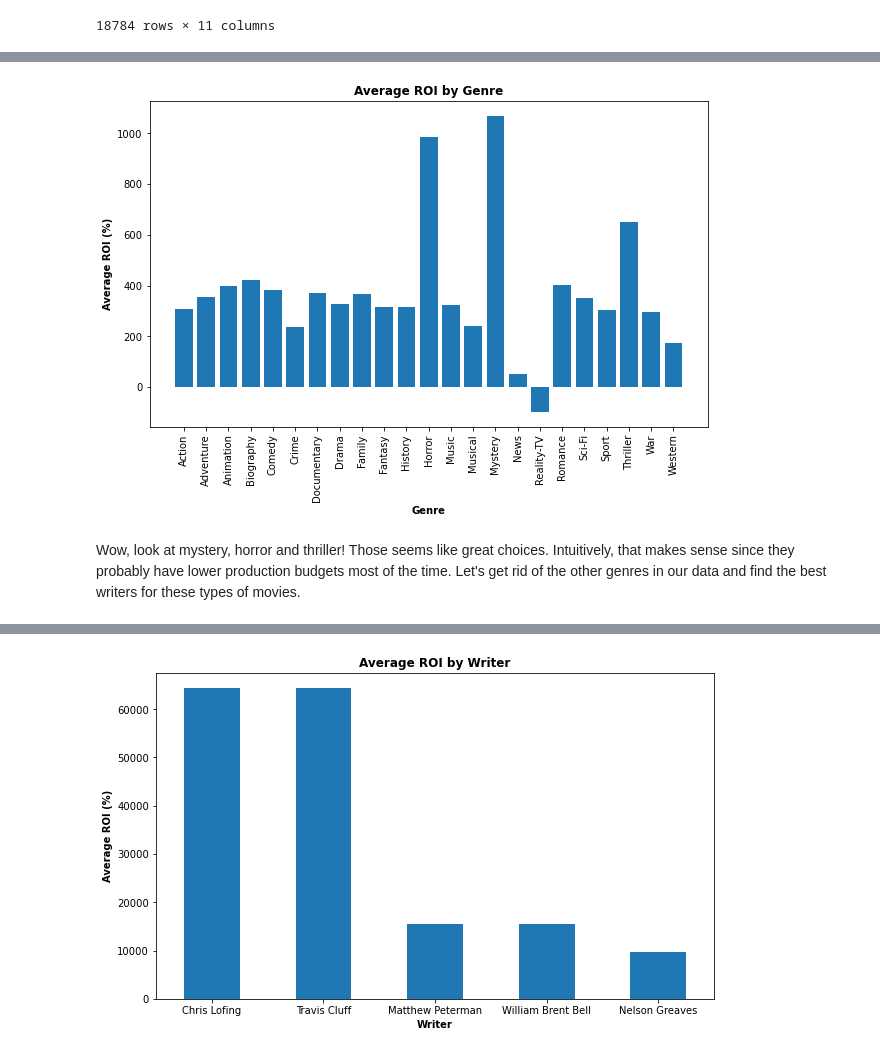
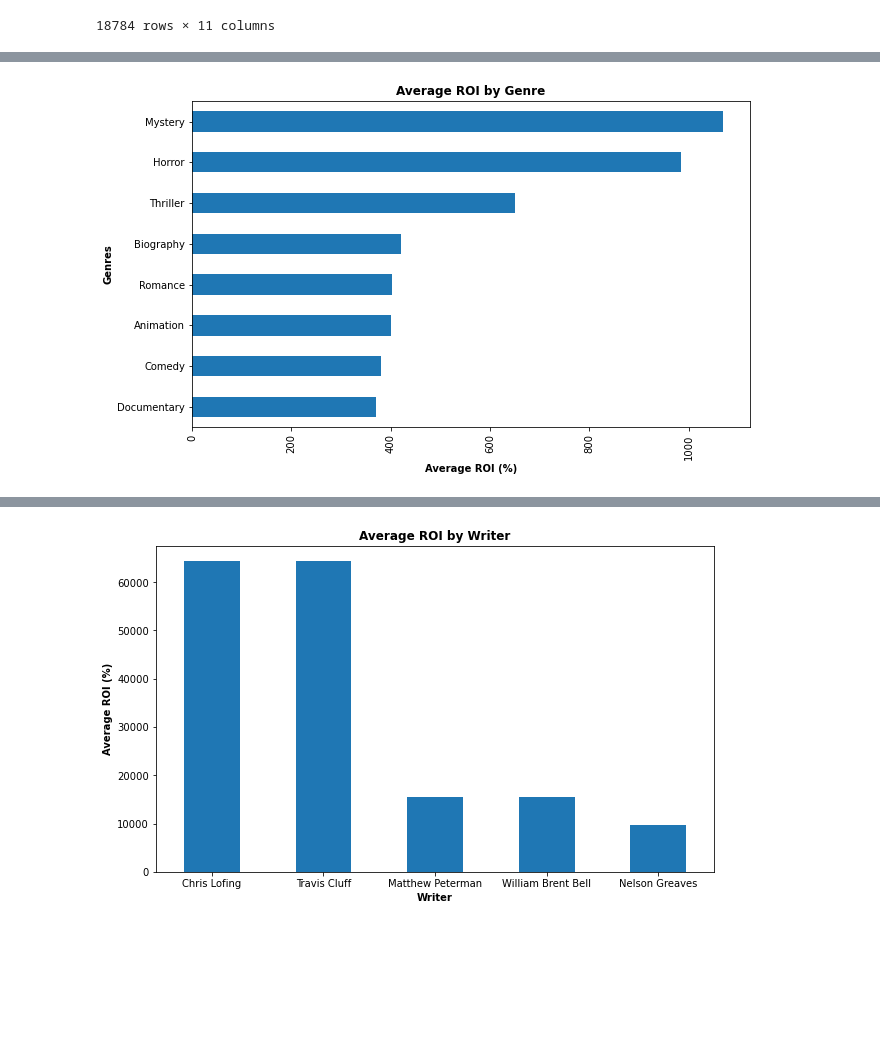
Before and after one commit to sfp13VA/film_recommendations_project, a Jupyter notebook: notebook.ipynb, the cells around one changed output, grey strips where cells are left out. Saved outputs shown, nothing was run; the diff lists cells and outputs as text; code cells hidden in the pictures; blank space fills up the shorter version.

```diff
--- a/notebook.ipynb
+++ b/notebook.ipynb
@@ -271,15 +293,15 @@ df_modern
 # %%
-ROI_by_genre = df_modern.groupby('genres')['ROI'].mean().reset_index()
+#plotting relationship between average ROI and genre, plotting only the top 8
 
-plt.figure(figsize=(10, 6), facecolor='white')
-plt.bar(ROI_by_genre['genres'], ROI_by_genre['ROI'])
+ROI_by_genre = df_modern.groupby('genres')['ROI'].mean().nlargest(8)
+ROI_by_genre = ROI_by_genre.sort_values(ascending=True)
+
+ROI_by_genre.plot(kind='barh', figsize=(10,6))
 plt.title('Average ROI by Genre', fontweight='bold')
-plt.xlabel('Genre', fontweight='bold')
-plt.ylabel('Average ROI (%)', fontweight='bold')
+plt.xlabel('Average ROI (%)', fontweight='bold')
+plt.ylabel('Genres', fontweight='bold')
 plt.xticks(rotation=90)
 plt.show
-plt.savefig('ROI_by_genre.png', facecolor='white', edgecolor='none')
+plt.savefig('ROI_by_genre.jpeg', facecolor='white', edgecolor='none')
 # %% [output]
-[figure, old version]
+[figure, new version]
-# %% [markdown]
-Wow, look at mystery, horror and thriller!  Those seems like great choices.  Intuitively, that makes sense since they probably have lower production budgets most of the time.  Let's get rid of the other genres in our data and find the best writers for these types of movies.
```
Also changed, not shown: parts of 52 cells of this notebook, 13 other files.
